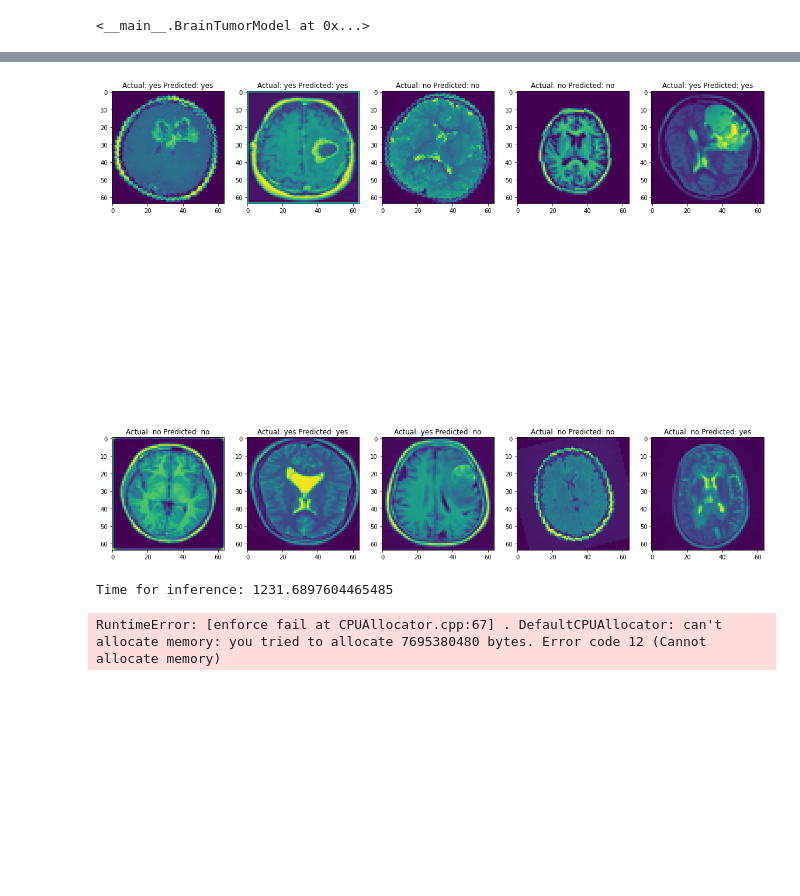
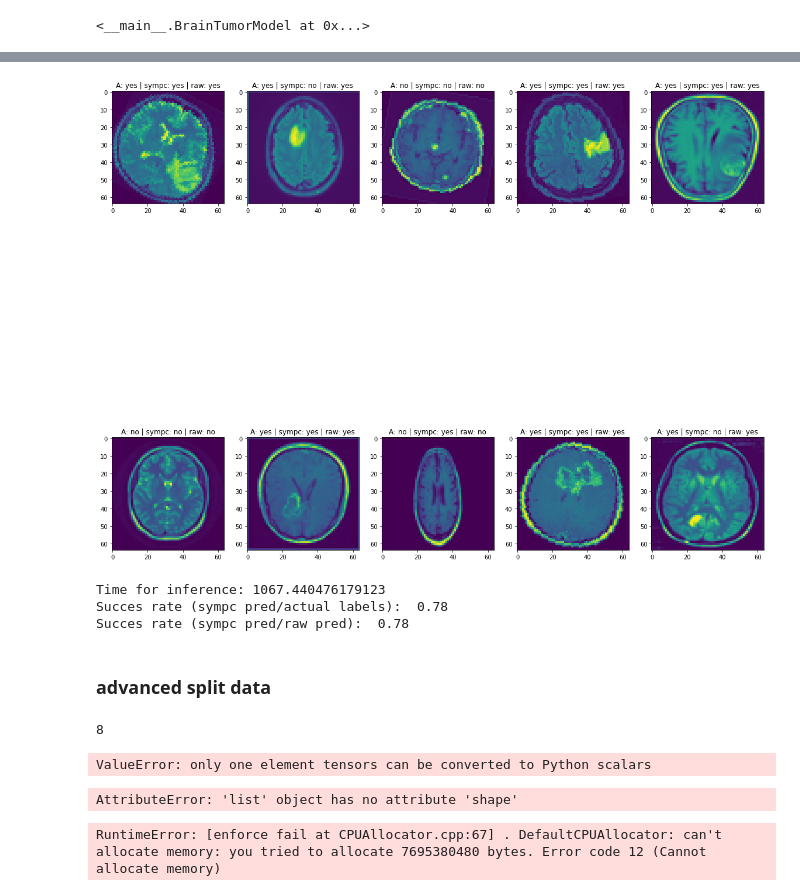
Before and after one commit to ol-msc/ppdm_ml, a Jupyter notebook: notebooks/smpc/cnn_braintumor/brain_tumor_v2.ipynb, the cells around one changed output, grey strips where cells are left out. Saved outputs shown, nothing was run; the diff lists cells and outputs as text; code cells hidden in the pictures; blank space fills up the shorter version.

```diff
--- a/notebooks/smpc/cnn_braintumor/brain_tumor_v2.ipynb
+++ b/notebooks/smpc/cnn_braintumor/brain_tumor_v2.ipynb
@@ -313,11 +304,13 @@ mapping = {0:'no',1:'yes'}
 fig = plt.figure(figsize=(20,20))
 i = 0
 correct = 0
+raw_predictions = []
 for img, lbl in plot_loader:
     if i == 20: break
     pred = model(img.float())
     print(pred)
     pred = torch.argmax(pred,dim=1)
+    raw_predictions.append(pred)
     plt.subplot(4,5,i+1)
     plt.imshow(img[0][0].cpu())
     if lbl == pred: correct += 1
@@ -588,14 +597,24 @@ plain text results: tensor([[ 1612.6801, -1687.5898]])
 # %%
 fig = plt.figure(figsize=(20,20))
 iter_loader = iter(plot_loader)
+succes_sympc_overal = 0
+succes_sympc_raw = 0
 for i in range(10):
     img, label = next(iter_loader)
     pred = results[i]
+    raw_pred = raw_predictions[i]
     target = labels[i]
     pred = torch.argmax(pred, dim=1)
     plt.subplot(2,5,i+1)
     plt.imshow(img[0][0])
-    plt.title(f'Actual: {mapping[target.detach().item()]} Predicted: {mapping[pred.detach().item()]}')
+    plt.title(f"A: {mapping[target.detach().item()]} | " +
+              f"sympc: {mapping[pred.detach().item()]} | " +
+              f"raw: {mapping[raw_pred.detach().item()]}")
+    if pred == label: succes_sympc_overal += 1
+    if pred == raw_pred: succes_sympc_raw += 1
+
 plt.show()
 print(f"Time for inference: {end_time - start_time}")
+print(f"Succes rate (sympc pred/actual labels): {succes_sympc_overal/i: .2f}")
+print(f"Succes rate (sympc pred/raw pred): {succes_sympc_raw/i: .2f}")
 # %% [output]
@@ -608,5 +627,33 @@ print(f"Time for inference: {end_time - start_time}")
-[figure, old version]
+[figure, new version]
-Time for inference: 1231.6897604465485
+Time for inference: 1067.440476179123
+Succes rate (sympc pred/actual labels):  0.78
+Succes rate (sympc pred/raw pred):  0.78
+# %% [markdown]
+### advanced split data
+# %%
+
+imgs, lbls = next(iter(plot_loader))
+data_to_split = []
+for i, batch in enumerate(plot_loader):
+    if i == 8: break
+    img, lbl = batch
+#     print(img)
+    data_to_split.append(img)
+
+print(len(data_to_split))
+# %% [output]
+8
+# %%
+dts_tensor = torch.tensor(data_to_split)
+dts_tensor.shape
+# %% [output]
+ValueError: only one element tensors can be converted to Python scalars
+# %%
+a_ptrs = split_send(data_to_split, session=session)
+
+a_ptrs
+# %% [output]
+AttributeError: 'list' object has no attribute 'shape'
 # %%
 import time
 start_time = time.time()
```
Also changed, not shown: parts of 13 cells of this notebook.
